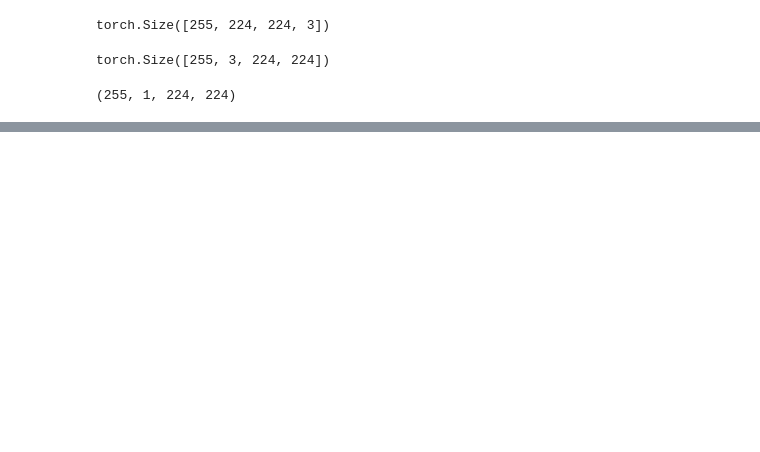
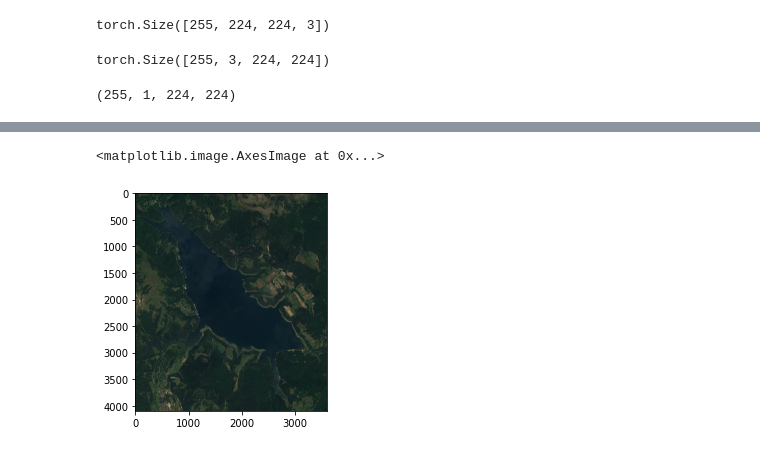
Before and after one commit to od-crypto/aerial, a Jupyter notebook: inference.ipynb, the cells around one changed output, grey strips where cells are left out. Cells and saved outputs as stored; diff of their text form; code cells hidden in the pictures; blank space fills up the shorter version.

```diff
--- a/inference.ipynb
+++ b/inference.ipynb
@@ -60,0 +72,5 @@ for k, K in zip(list(range(0, L1 - d, d)), list(range(d, L1 - d, d)) + [L1]):
+# %%
+plt.imshow(I)
+# %% [output]
+<matplotlib.image.AxesImage at 0x...>
+[figure, added]
```
Also changed, not shown: parts of 10 cells of this notebook, 5 other files.
